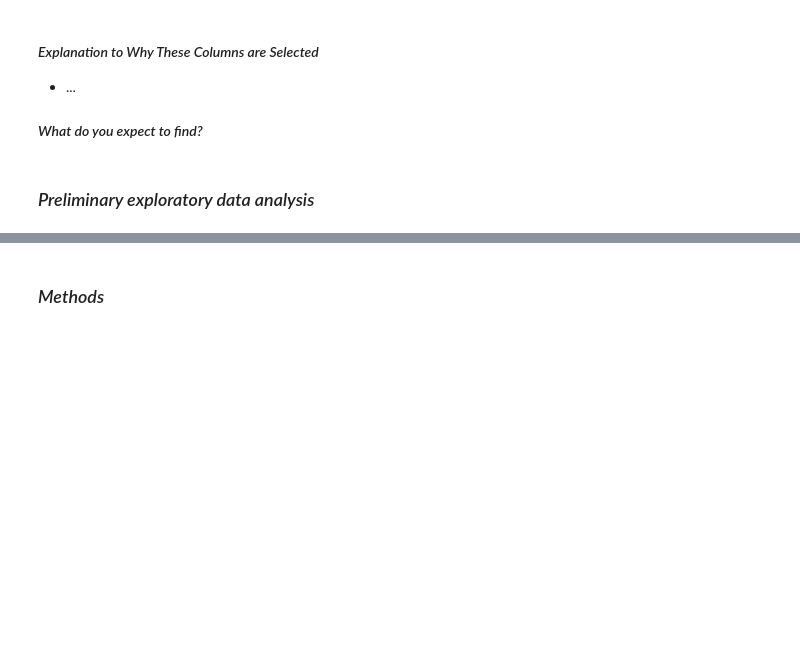
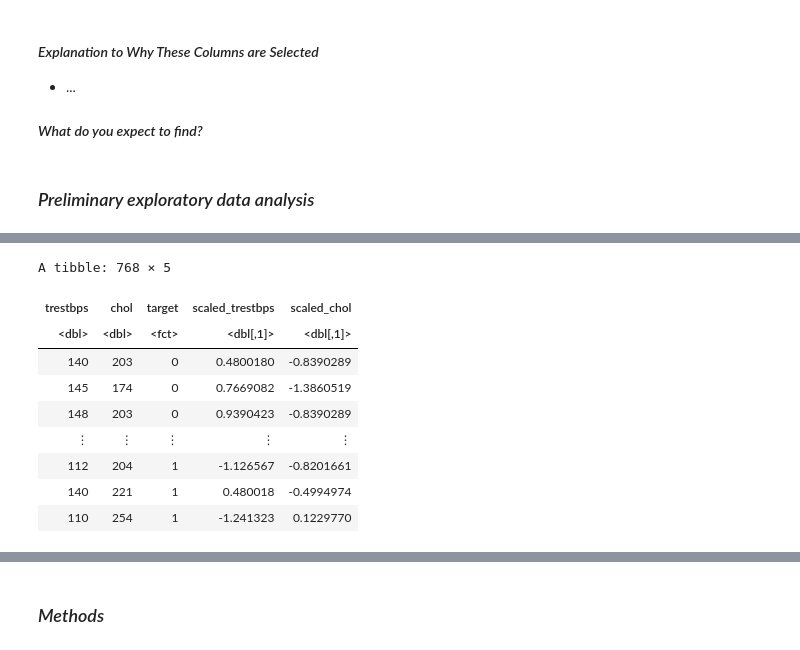
Before and after one commit to jenpari3/Audit_Group_Proposal, a Jupyter notebook: Heart_Group_Proposal.ipynb, the cells around one changed output, grey strips where cells are left out. Cells and saved outputs as stored; diff of their text form; code cells hidden in the pictures; blank space fills up the shorter version.

```diff
--- a/Heart_Group_Proposal.ipynb
+++ b/Heart_Group_Proposal.ipynb
@@ -125,3 +120,20 @@ A tibble: 1 × 1
 | n |
 | <int> |
 | 0 |
+# %%
+# scaling data
+heart_data_scaled <- heart_data_training |>
+ mutate(scaled_trestbps = scale(trestbps, center = TRUE),
+        scaled_chol = scale(chol, center = TRUE))
+heart_data_scaled
+# %% [output]
+A tibble: 768 × 5
+| trestbps | chol | target | scaled_trestbps | scaled_chol |
+| <dbl> | <dbl> | <fct> | <dbl[,1]> | <dbl[,1]> |
+| 140 | 203 | 0 | 0.4800180 | -0.8390289 |
+| 145 | 174 | 0 | 0.7669082 | -1.3860519 |
+| 148 | 203 | 0 | 0.9390423 | -0.8390289 |
+| ⋮ | ⋮ | ⋮ | ⋮ | ⋮ |
+| 112 | 204 | 1 | -1.126567 | -0.8201661 |
+| 140 | 221 | 1 | 0.480018 | -0.4994974 |
+| 110 | 254 | 1 | -1.241323 | 0.1229770 |
```
Also changed, not shown: parts of 10 cells of this notebook.
